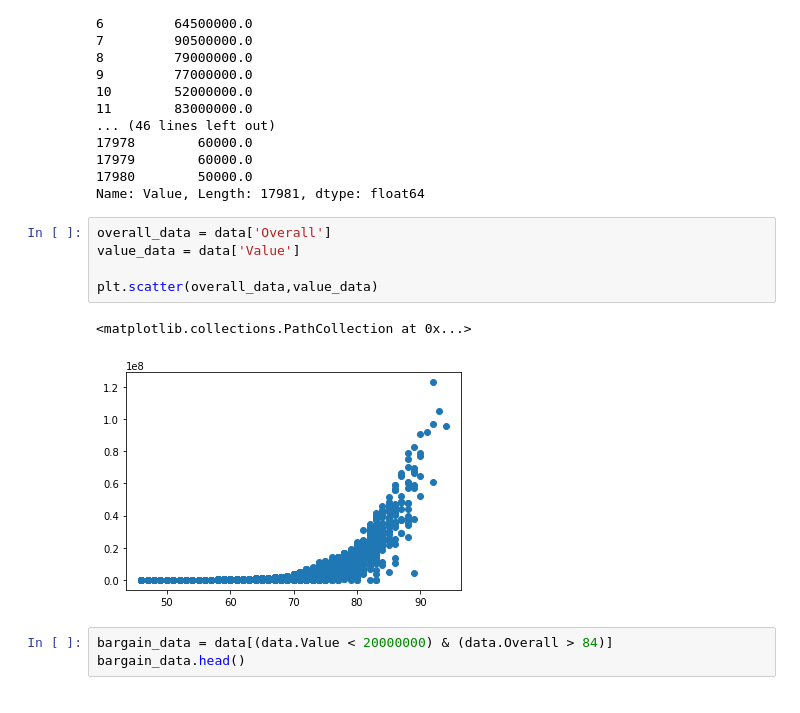
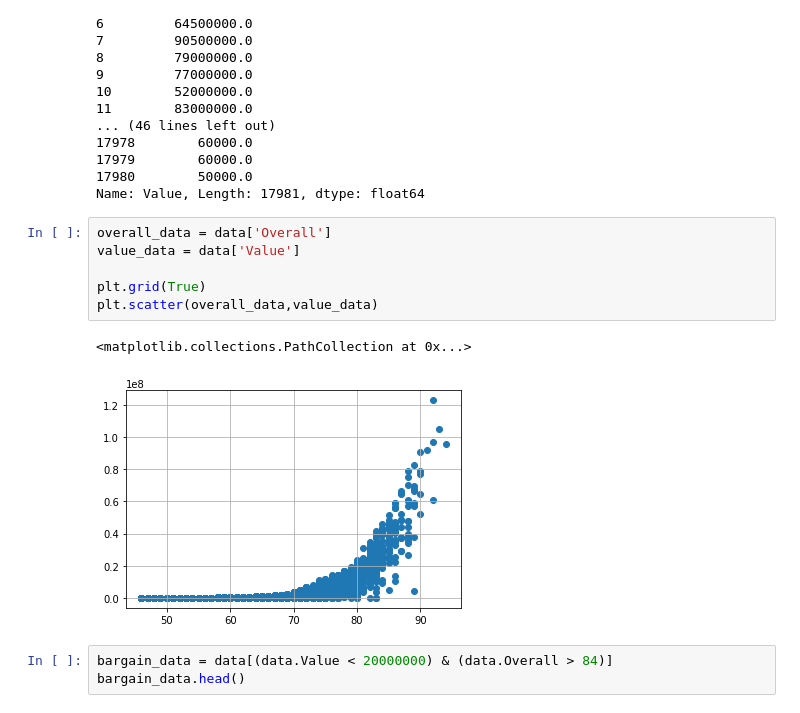
Before and after one commit to rimever/FIFA18Analyze, a Jupyter notebook: AnalyzeNotebook.ipynb, the cells around one changed output. Saved outputs shown, nothing was run; the diff lists cells and outputs as text.

```diff
--- a/AnalyzeNotebook.ipynb
+++ b/AnalyzeNotebook.ipynb
@@ -79,11 +79,12 @@ Name: Value, Length: 17981, dtype: float64
 # %%
 overall_data = data['Overall']
 value_data = data['Value']
 
+plt.grid(True)
 plt.scatter(overall_data,value_data)
 # %% [output]
 <matplotlib.collections.PathCollection at 0x...>
-[figure, old version]
+[figure, new version]
 # %%
 bargain_data = data[(data.Value < 20000000) & (data.Overall > 84)]
 bargain_data.head()
```
Also changed, not shown: parts of 5 cells of this notebook.
